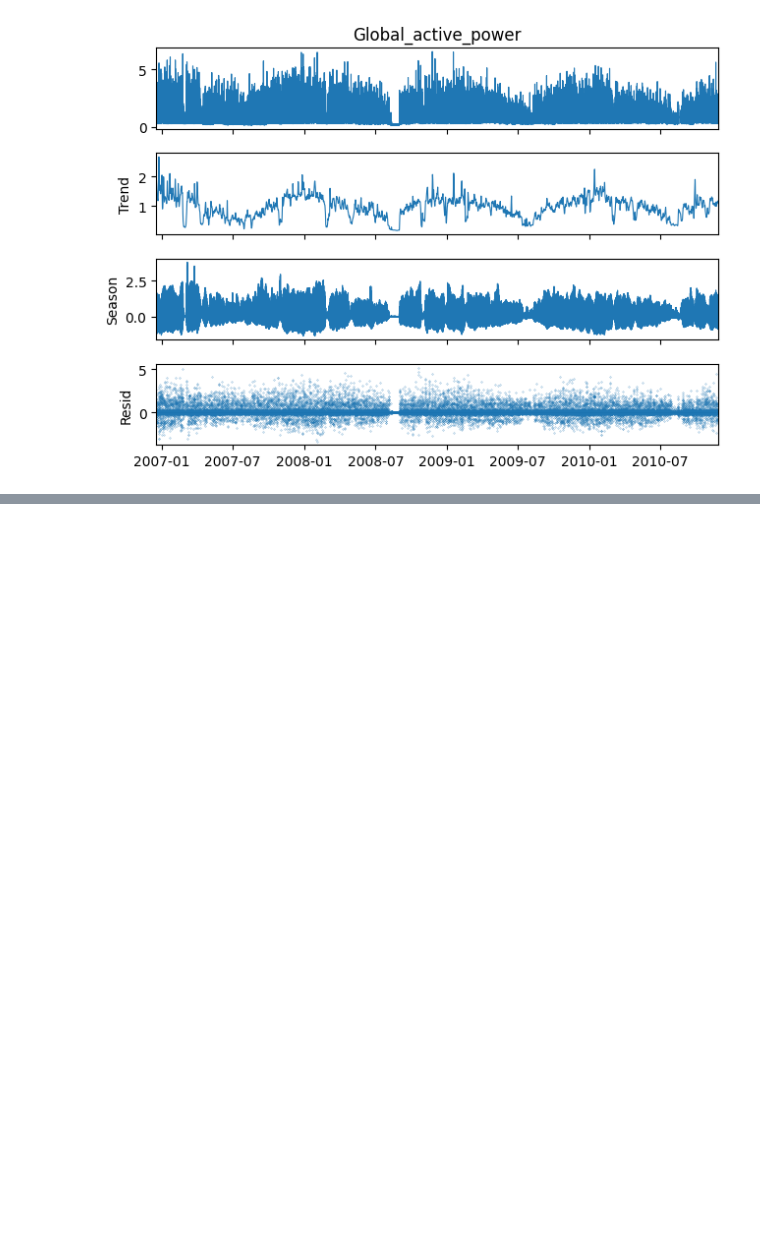
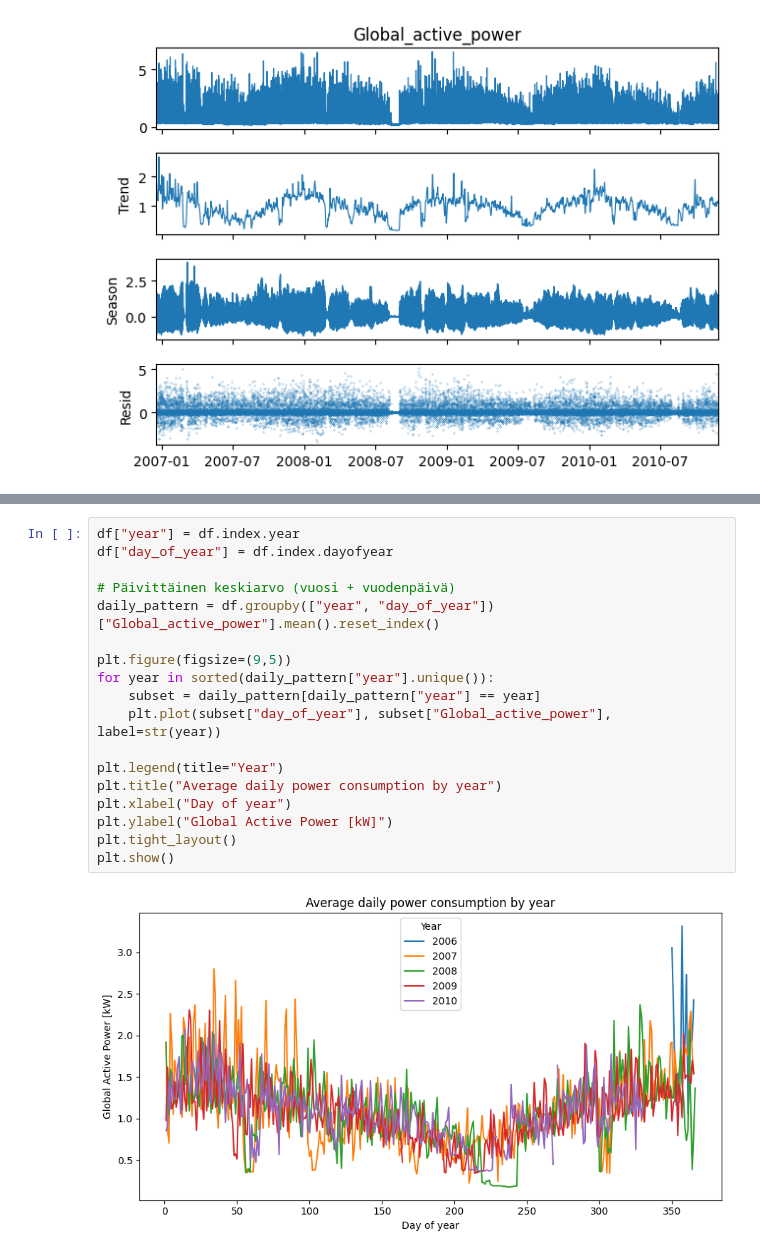
Before and after one commit to veetirajaniemi/adaml-ml-project, a Jupyter notebook: time_series_decomposition.ipynb, the cells around one changed output, grey strips where cells are left out. Drawn from its saved outputs; the diff is of its cells as text; blank space fills up the shorter version.

```diff
--- a/time_series_decomposition.ipynb
+++ b/time_series_decomposition.ipynb
@@ -55,0 +105,20 @@ plt.show()
+# %%
+df["year"] = df.index.year
+df["day_of_year"] = df.index.dayofyear
+
+# Päivittäinen keskiarvo (vuosi + vuodenpäivä)
+daily_pattern = df.groupby(["year", "day_of_year"])["Global_active_power"].mean().reset_index()
+
+plt.figure(figsize=(9,5))
+for year in sorted(daily_pattern["year"].unique()):
+    subset = daily_pattern[daily_pattern["year"] == year]
+    plt.plot(subset["day_of_year"], subset["Global_active_power"], label=str(year))
+
+plt.legend(title="Year")
+plt.title("Average daily power consumption by year")
+plt.xlabel("Day of year")
+plt.ylabel("Global Active Power [kW]")
+plt.tight_layout()
+plt.show()
+# %% [output]
+[figure, added]
```
Also changed, not shown: parts of 3 cells of this notebook.
